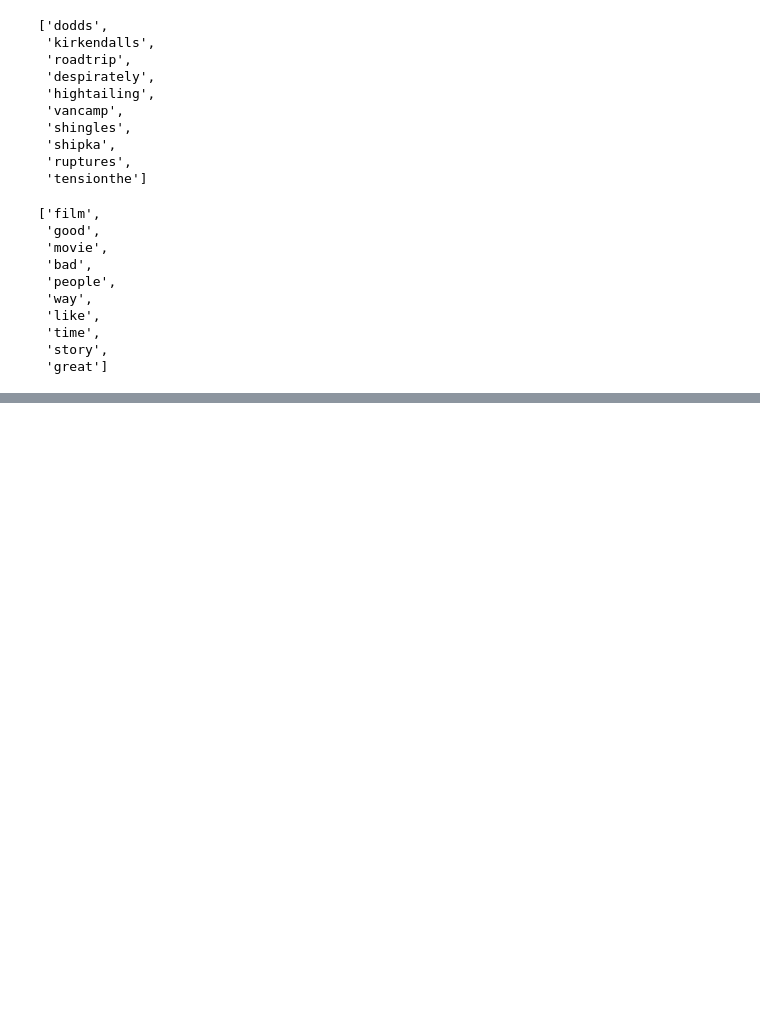
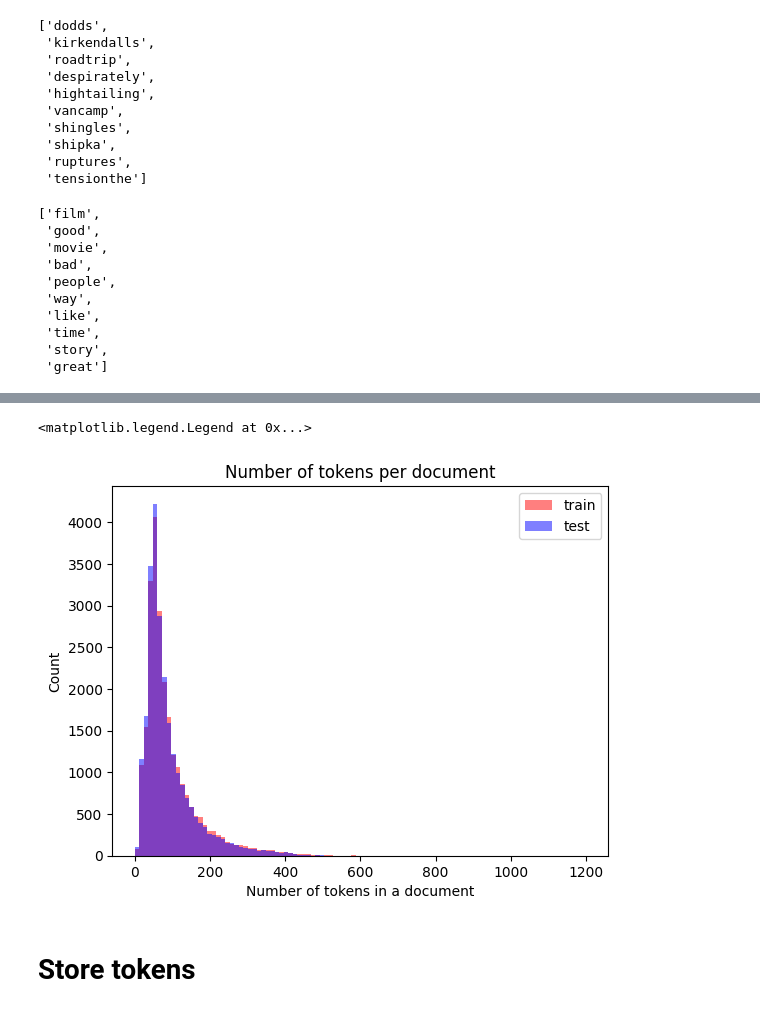
Before and after one commit to lmaczews/keras, a Jupyter notebook: notebooks/ac_imdb_tokens.ipynb, the cells around one changed output, grey strips where cells are left out. Drawn from its saved outputs; the diff is of its cells as text; code cells hidden in the pictures; blank space fills up the shorter version.

```diff
--- a/notebooks/ac_imdb_tokens.ipynb
+++ b/notebooks/ac_imdb_tokens.ipynb
@@ -138,0 +168,9 @@ token2index
+# %%
+corpus_test, token2index_test, index2token_test = tc_test.get_corpus(tokens_to_exclude)
+# %%
+labels_test = tc_test.labels
+# %%
+corpus_test_df = pd.DataFrame.from_dict({'corpus':corpus_test, 'labels':labels_test})
+# %%
+corpus_test_df['token_indexes'] = corpus_test_df.corpus.map(lambda x: [token2index.get(i) for i in x if i in token2index.keys()])
+corpus_test_df['n_tokens'] = corpus_test_df.token_indexes.map(lambda x: len(x))
@@ -138,0 +193,15 @@ token2index
+# %%
+bin_size = int(max(list(corpus_df.n_tokens.values) + list(corpus_test_df.n_tokens.values))/100)
+my_bins = range(0,max(list(corpus_df.n_tokens.values) + list(corpus_test_df.n_tokens.values)),bin_size)
+plt.hist(corpus_df.n_tokens, bins = my_bins, color = 'red', alpha = 0.5, label='train')
+plt.hist(corpus_test_df.n_tokens, bins = my_bins, color = 'blue', alpha = 0.5, label='test')
+# plt.yscale("log")
+plt.title(f"""Number of tokens per document""")
+plt.xlabel("Number of tokens in a document")
+plt.ylabel("Count")
+plt.legend(loc="upper right")
+# %% [output]
+<matplotlib.legend.Legend at 0x...>
+[figure, added]
+# %% [markdown]
+# Store tokens
```
Also changed, not shown: parts of 16 cells of this notebook, 1 other file.
